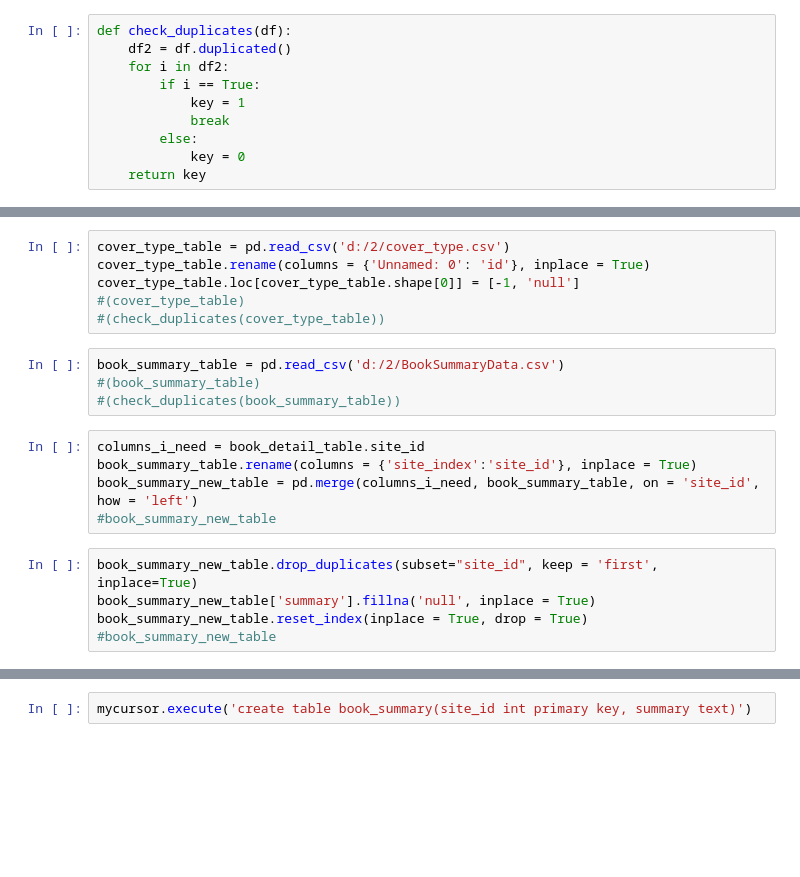
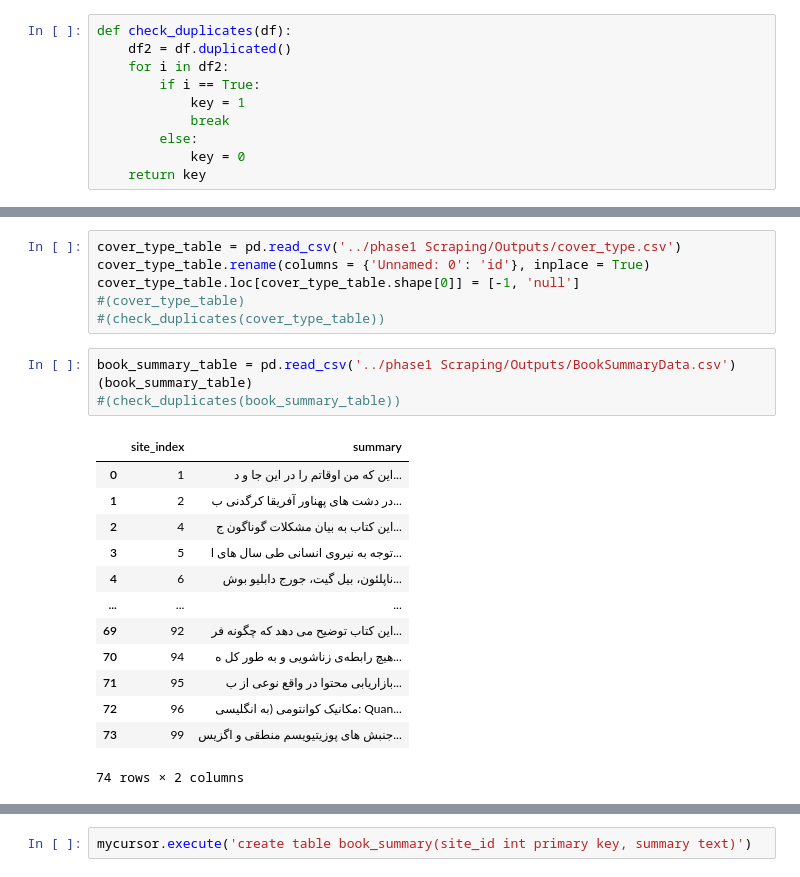
Before and after one commit to sanoooavi/Booktopia, a Jupyter notebook: phase2 Database/database.ipynb, the cells around one changed output, grey strips where cells are left out. Drawn from its saved outputs; the diff is of its cells as text; blank space fills up the shorter version.

```diff
--- a/phase2 Database/database.ipynb
+++ b/phase2 Database/database.ipynb
@@ -44,22 +76,26 @@ format_table.loc[format_table.shape[0]] = [-1, 'null']
 #(format_table)
 #(check_duplicates(format_table))
 # %%
-cover_type_table = pd.read_csv('d:/2/cover_type.csv')
+cover_type_table = pd.read_csv('../phase1 Scraping/Outputs/cover_type.csv')
 cover_type_table.rename(columns = {'Unnamed: 0': 'id'}, inplace = True)
 cover_type_table.loc[cover_type_table.shape[0]] = [-1, 'null']
 #(cover_type_table)
 #(check_duplicates(cover_type_table))
 # %%
-book_summary_table = pd.read_csv('d:/2/BookSummaryData.csv')
-#(book_summary_table)
+book_summary_table = pd.read_csv('../phase1 Scraping/Outputs/BookSummaryData.csv')
+(book_summary_table)
 #(check_duplicates(book_summary_table))
+# %% [output]
+|  | site_index | summary |
+| 0 | 1 | این که من اوقاتم را در این جا و د... |
+| 1 | 2 | در دشت های پهناور آفریقا کرگدنی ب... |
+| 2 | 4 | این کتاب به بیان مشکلات گوناگون ج... |
+| 3 | 5 | توجه به نیروی انسانی طی سال های ا... |
+| 4 | 6 | ناپلئون، بیل گیت، جورج دابلیو بوش... |
+| ... | ... | ... |
+| 69 | 92 | این کتاب توضیح می دهد که چگونه فر... |
+| 70 | 94 | هیچ رابطه‌ی زناشویی و به طور کل ه... |
+| 71 | 95 | بازاریابی محتوا در واقع نوعی از ب... |
+| 72 | 96 | مکانیک کوانتومی (به انگلیسی: Quan... |
+| 73 | 99 | جنبش های پوزیتیویسم منطقی و اگزیس... |
+74 rows × 2 columns
-# %%
-columns_i_need = book_detail_table.site_id
-book_summary_table.rename(columns = {'site_index':'site_id'}, inplace = True)
-book_summary_new_table = pd.merge(columns_i_need, book_summary_table, on = 'site_id', how = 'left')
-#book_summary_new_table
-# %%
-book_summary_new_table.drop_duplicates(subset="site_id", keep = 'first', inplace=True)
-book_summary_new_table['summary'].fillna('null', inplace = True)
-book_summary_new_table.reset_index(inplace = True, drop = True)
-#book_summary_new_table
```
Also changed, not shown: parts of 48 cells of this notebook, 23 other files.
